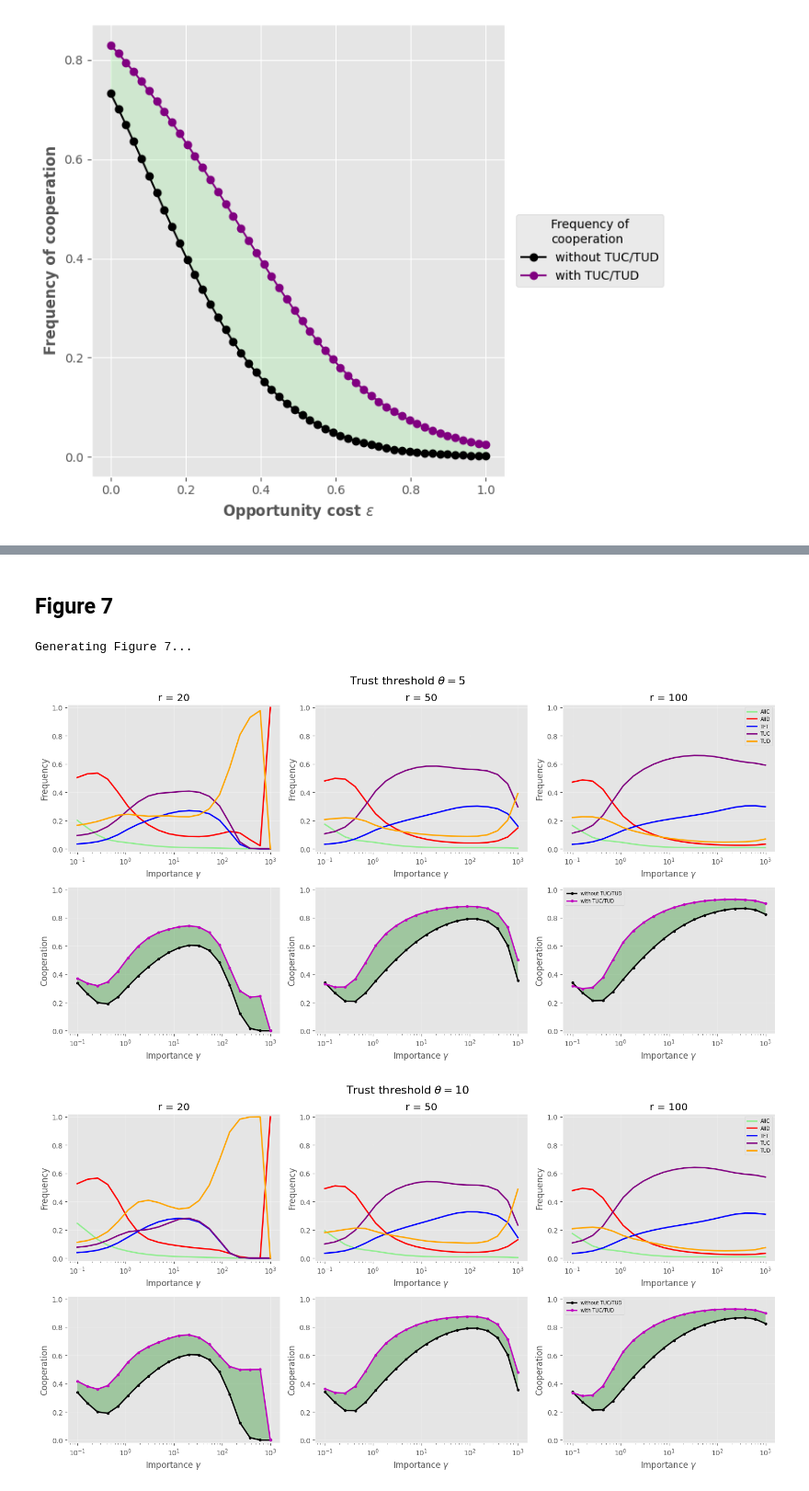
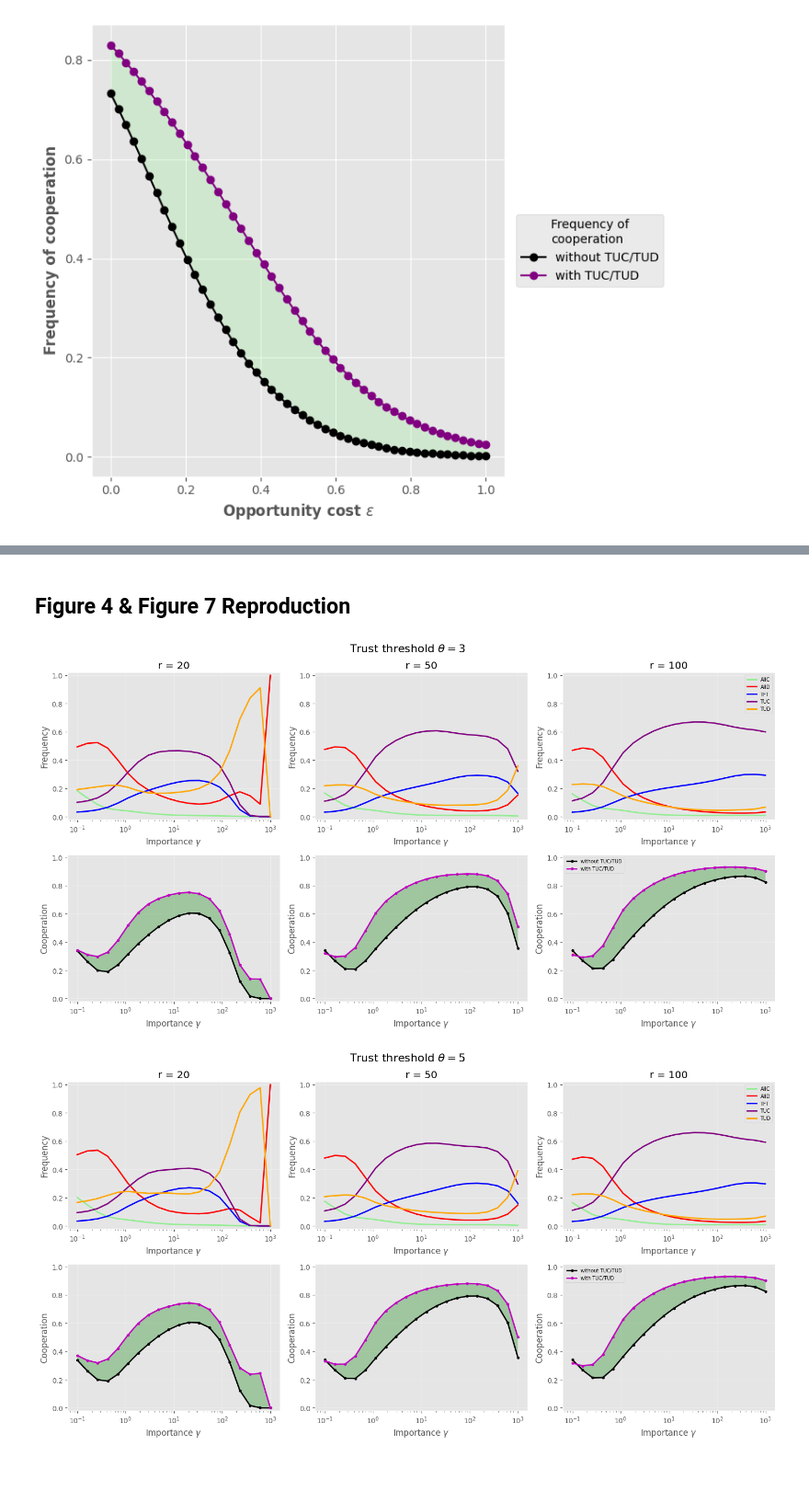
Before and after one commit to mwallemacq/CGT-project-trust-based-strategies, a Jupyter notebook: core_implementation.ipynb, the cells around one changed output, grey strips where cells are left out. Shown at 92% size. Cells and saved outputs as stored; diff of their text form; code cells hidden in the pictures.

```diff
--- a/core_implementation.ipynb
+++ b/core_implementation.ipynb
@@ -180,7 +182,7 @@ for eps in epsilon_values:
     )
 
     # 1.2) get stationary distribution
-    frequencies = get_stationary_distribution(payoff_matrix)
+    frequencies = run_simulation(payoff_matrix, BETA, N)
 
     # 1.3) store results
     for i, strat in enumerate(STRATEGIES):
@@ -795,66 +438,83 @@ Generating Figure 6...
 # %% [markdown]
-## Figure 7
+## Figure 4 & Figure 7 Reproduction
 # %%
-def generate_figure_7():
-    print("Generating Figure 7...")
-
+def generate_importance_plots():
     # Gamma varies
     gammas = np.logspace(-1, 3, 20)
     rounds_list = [20, 50, 100]
-    thetas = [5, 10]
+    thetas = [THETA, 5, 10]
 
     strategies = ["AllC", "AllD", "TFT", "TUC", "TUD"]
     colors = ["lightgreen", "red", "blue", "purple", "orange"]
 
+    # Separate figure window for each Threshold (Theta)
     for theta in thetas:
         fig, axes = plt.subplots(2, 3, figsize=(15, 8))
         fig.suptitle(f"Trust threshold $\\theta = {theta}$", fontsize=16)
 
-        for j, r in enumerate(rounds_list):
+        # Iterate through short, medium and long games
+        for j, rounds in enumerate(rounds_list):
             frequencies_strategies = []
             coop_with = []
             coop_without = []
 
-            coop_rates_full = get_cooperation_rates(r, theta)
-            coop_rates_base = coop_rates_full[:3]
-
+            # Gradually increase importance (gamma)
             for gamma in gammas:
+                # Scale the payoff matrix by Gamma (Payoffs get bigger, cost stays fixed)
                 Rg = R * gamma
                 Sg = S * gamma
                 Tg = T * gamma
                 Pg = P * gamma
 
-                A = initialize_payoff_matrix(Rg, Sg, Tg, Pg, theta, p, epsilon, r)
+                payoff_matrix = initialize_payoff_matrix(
+                    Rg, Sg, Tg, Pg, theta, CHECK_PROBABILITY, EPSILON, rounds
+                )
 
-                sd = run_simulation(A, beta, N)
+                # With Trust Strategies (TUC/TUD)
+                sd = run_simulation(payoff_matrix, BETA, N)
                 frequencies_strategies.append(sd)
-                coop_with.append(np.sum(sd * coop_rates_full))
+                coop_with.append(
+                    cooperation_frequency(
+                        sd,
+                        STRATEGIES,
+                        theta,
+                        rounds,
+                    )
+                )
 
-                sd_base = run_simulation_baseline(A, beta, N)
-                coop_without.append(np.sum(sd_base * coop_rates_base))
+                # Without Trust Strategies
+                sd_base = run_simulation_baseline(payoff_matrix, BETA, N)
+                coop_without.append(
+                    cooperation_frequency(
+                        sd_base,
+                        without_cooperation_strategies,
+                        theta,
+                        rounds,
+                    )
+                )
 
             frequencies_strategies = np.array(frequencies_strategies)
 
-            # Plot Strategies
+            # Plot Strategies (Top row)
             ax_top = axes[0, j]
-            for s_idx in range(5):
+            for strategy_idx in range(5):
                 ax_top.plot(
                     gammas,
-                    frequencies_strategies[:, s_idx],
-                    label=strategies[s_idx],
-                    color=colors[s_idx],
+                    frequencies_strategies[:, strategy_idx],
+                    label=strategies[strategy_idx],
+                    color=colors[strategy_idx],
                     linewidth=2,
                 )
             ax_top.set_xscale("log")
             ax_top.set_ylim(-0.02, 1.02)
             ax_top.set_xlabel(r"Importance $\gamma$")
             ax_top.set_ylabel("Frequency")
-            ax_top.set_title(f"r = {r}")
+            ax_top.set_title(f"r = {rounds}")
             ax_top.grid(True, alpha=0.3)
             if j == 2:
                 ax_top.legend(fontsize="x-small")
 
-            # Plot Cooperation
+            # Plot Cooperation (Bottom row)
             ax_bot = axes[1, j]
             ax_bot.plot(
                 gammas, coop_without, "k.-", label="without TUC/TUD", linewidth=2
@@ -866,34 +526,33 @@ def generate_figure_7():
                 coop_without,
                 coop_with,
                 where=(np.array(coop_with) > np.array(coop_without)),
                 facecolor="green",
                 alpha=0.3,
                 interpolate=True,
             )
             ax_bot.fill_between(
                 gammas,
                 coop_without,
                 coop_with,
                 where=(np.array(coop_with) <= np.array(coop_without)),
                 facecolor="red",
                 alpha=0.3,
                 interpolate=True,
             )
 
             ax_bot.set_xscale("log")
             ax_bot.set_ylim(-0.02, 1.02)
             ax_bot.set_xlabel(r"Importance $\gamma$")
             ax_bot.set_ylabel("Cooperation")
             ax_bot.grid(True, alpha=0.3)
             if j == 2:
                 ax_bot.legend(fontsize="x-small")
 
         plt.tight_layout()
         plt.show()
 
 
-generate_figure_7()
+generate_importance_plots()
 # %% [output]
-Generating Figure 7...
-[figure, old version]
+[figure, new version]
-[figure, old version]
+[figure, new version]
```
Also changed, not shown: parts of 18 cells of this notebook.
